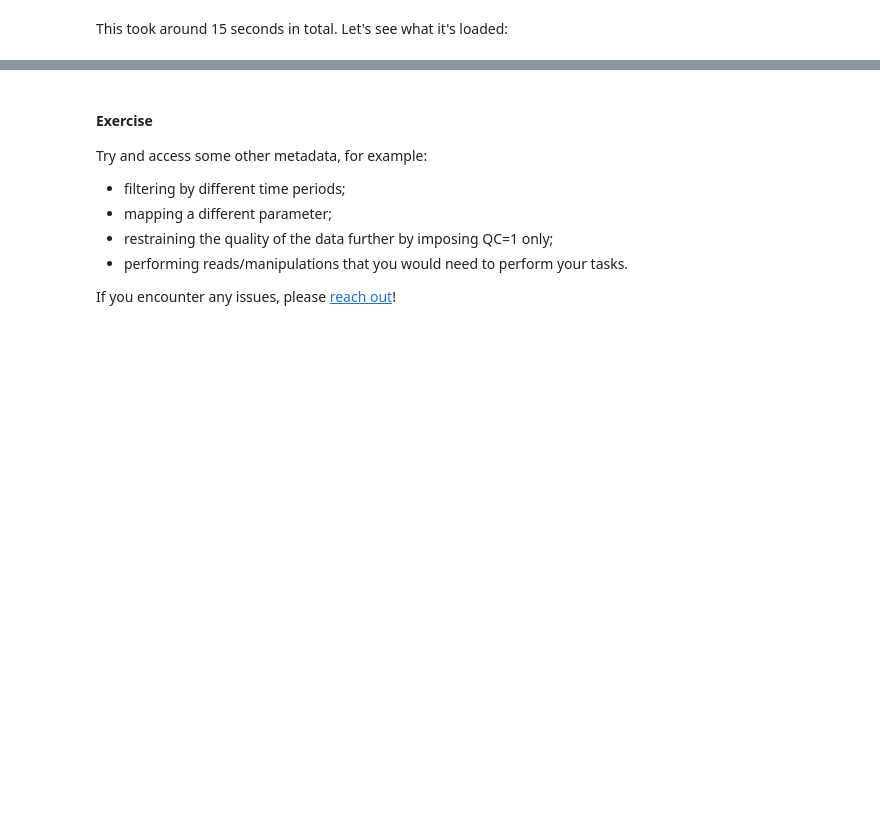
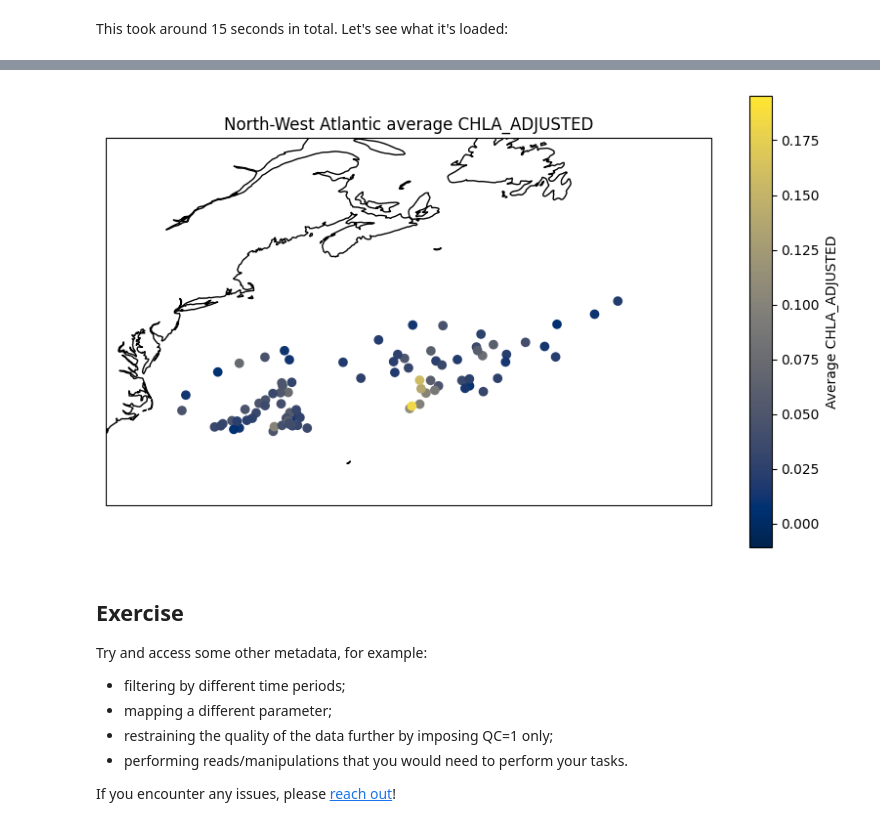
Before and after one commit to boom-lab/argo2parquet-public, a Jupyter notebook: notebooks/Example_1_Map.ipynb, the cells around one changed output, grey strips where cells are left out. Saved outputs shown, nothing was run; the diff lists cells and outputs as text; code cells hidden in the pictures; blank space fills up the shorter version.

```diff
--- a/notebooks/Example_1_Map.ipynb
+++ b/notebooks/Example_1_Map.ipynb
@@ -255,0 +267,18 @@ plt.show()
+# %%
+%%time
+ref_var = 'CHLA_ADJUSTED'
+cols = [ref_var,"LATITUDE","LONGITUDE","PRES_ADJUSTED","JULD"]
+filter_coords_time_pres = [("LATITUDE",">",34), ("LATITUDE","<",80),
+                           ("LONGITUDE",">",-78), ("LONGITUDE","<",-50),
+                           ("JULD",">=",t0),("JULD","<=",t1),
+                           ("PRES_ADJUSTED",">=",100),("PRES_ADJUSTED","<=",300),
+                           (ref_var,">=",-1e30),(ref_var,"<=",+1e30)]
+
+ddf = dd.read_parquet(
+    parquet_dir,
+    engine="pyarrow",
+    storage_options={"anon": True, "use_ssl": True} ,
+    schema=BGC_schema,
+    filters=filter_coords_time_pres,
+    columns= cols
+    )
@@ -256,5 +355,42 @@ plt.show()
+# %%
+import cartopy.crs as ccrs
+import matplotlib.pyplot as plt
+from matplotlib import colormaps
+
+# Group by 'LATITUDE' and 'LONGITUDE', and aggregate by averaging over 'PRES_ADJUSTED'
+grouped = ddf.groupby(['LATITUDE', 'LONGITUDE']).agg({
+    ref_var: 'mean'  # Take the mean intensity
+}).reset_index()
+
+grouped = grouped.compute()
+
+# Plotting using Cartopy
+plt.figure(figsize=(10, 6))
+ax = plt.axes(projection=ccrs.PlateCarree())
+ax.coastlines()
+
+# Scatter plot
+plt.scatter(
+    grouped['LONGITUDE'],
+    grouped['LATITUDE'],
+    c=grouped[ref_var],
+    vmin=cbar_min,
+    vmax=cbar_max,
+    cmap='cividis',
+    transform=ccrs.PlateCarree()
+)
+plt.colorbar(label='Average ' + ref_var)
+plt.xlabel('Longitude')
+plt.ylabel('Latitude')
+plt.title('North-West Atlantic average ' + ref_var)
+plt.grid(True)
+plt.xlim([-78, -45])
+plt.ylim([30, 50])
+plt.show()
+# %% [output]
+[figure, added]
 # %% [markdown]
-#### Exercise
+## Exercise
 
 Try and access some other metadata, for example:
 * filtering by different time periods;
```
Also changed, not shown: parts of 34 cells of this notebook, 8 other files.
